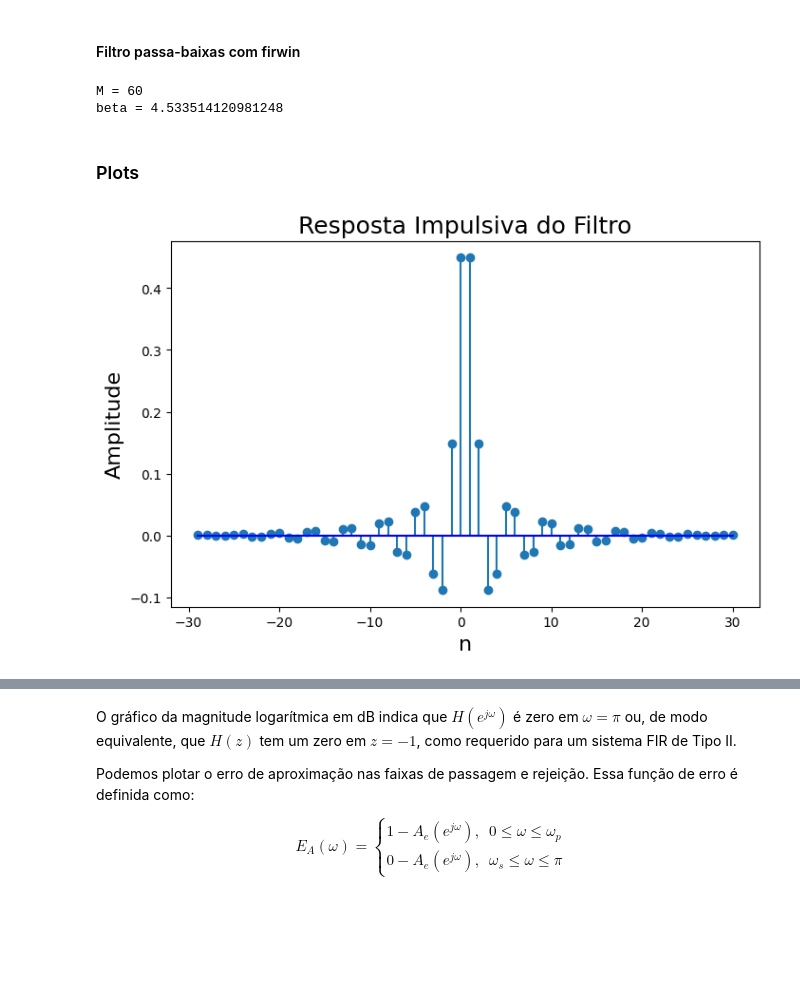
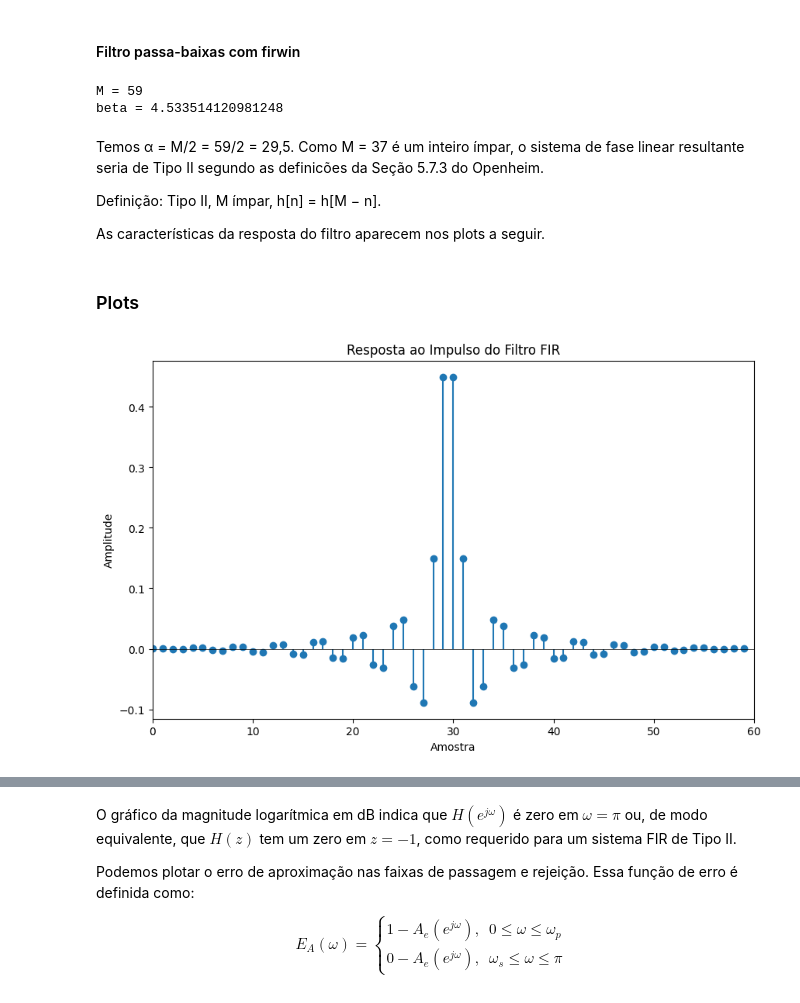
Before and after one commit to IvonLuiz/FIR_Filter_WindowMethod, a Jupyter notebook: notebook/FIR.ipynb, the cells around one changed output, grey strips where cells are left out. Saved outputs shown, nothing was run; the diff lists cells and outputs as text; code cells hidden in the pictures; blank space fills up the shorter version.

```diff
--- a/notebook/FIR.ipynb
+++ b/notebook/FIR.ipynb
@@ -117,11 +117,12 @@ ws = cutoff + transition_width
 #### Filtro passa-baixas com firwin
 # %%
 # Calculando a ordem do filtro e o parâmetro beta da janela de Kaiser
-M, beta = kaiserord(ripple=attenuation,
+N, beta = kaiserord(ripple=attenuation,
                     width=transition_width)
+M = N - 1   # Kaiseord retorna o comprimento, que eh M + 1
 
 # Projetando o filtro FIR utilizando a função firwin e a janela de Kaiser
-filter_h = firwin(numtaps=M,
+filter_h = firwin(numtaps=N,
                   cutoff=cutoff,
                   window=('kaiser', beta),
                   pass_zero='lowpass')
@@ -133,12 +134,19 @@ w_normalized = w / pi
 print(f"M = {M}")
 print(f"beta = {beta}")
 # %% [output]
-M = 60
+M = 59
 beta = 4.533514120981248
+# %% [markdown]
+Temos α = M/2 = 59/2 = 29,5. Como M = 37 é um inteiro ímpar, o sistema de fase linear resultante seria de Tipo II segundo as definicões da Seção 5.7.3 do Openheim.
+
+Definição:
+Tipo II, M ímpar, h[n] = h[M − n].
+
+As características da resposta do filtro aparecem nos plots a seguir.
 # %% [markdown]
 ### Plots
 # %%
-plot_impulse_response(M, filter_h)
+plot_impulse_response(N, filter_h)
 # %% [output]
-[figure, old version]
+[figure, new version]
 # %%
```
Also changed, not shown: parts of 26 cells of this notebook.
